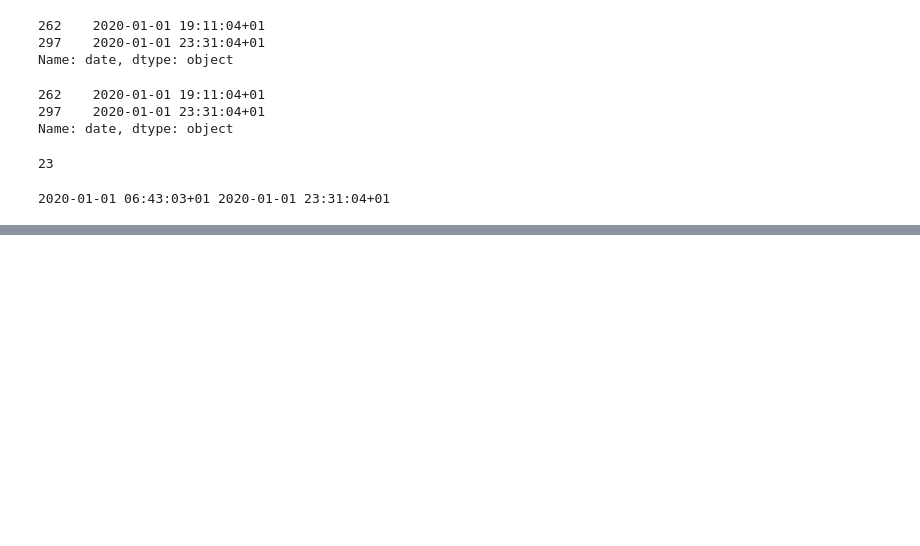
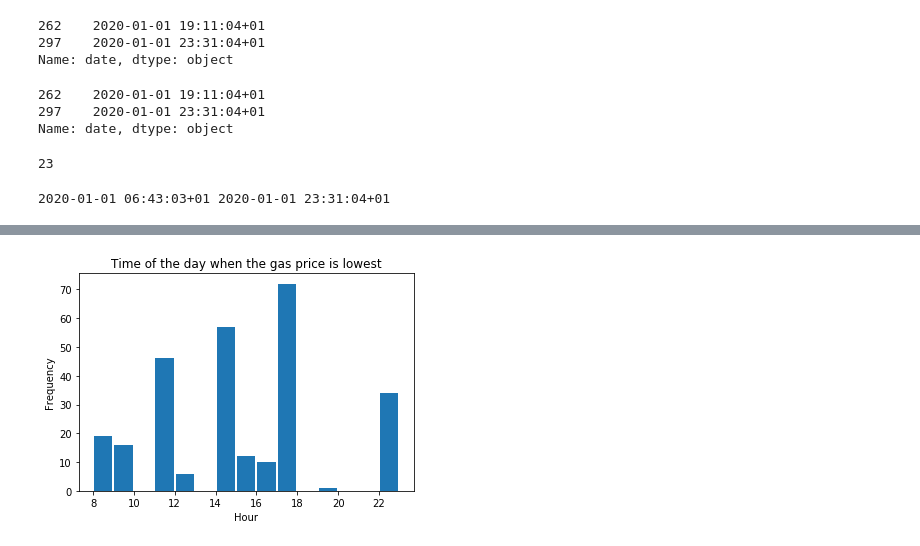
Before and after one commit to grevtsovkirill/GasAnalysis, a Jupyter notebook: GasAnalysis.ipynb, the cells around one changed output, grey strips where cells are left out. Drawn from its saved outputs; the diff is of its cells as text; code cells hidden in the pictures; blank space fills up the shorter version.

Commit message:
function to get hist with time when gas price is lowest

```diff
--- a/GasAnalysis.ipynb
+++ b/GasAnalysis.ipynb
@@ -375,10 +379,3 @@ datetime_object.time().hour
 print(day_1.date.min(),day_1.date.max())
 # %% [output]
 2020-01-01 06:43:03+01 2020-01-01 23:31:04+01
-# %%
-time_lowest_price = []
-for i in range(1,10):
-    df0 = merged_data.loc[(merged_data.date>'2020-01-0'+str(i))&(merged_data.date<'2020-01-0'+str(i+1))]
-    df = df0.loc[df0.e5change==1]
-    print(df0.date.min(),df0.date.max(),", df0 = ",len(df0),"; change ",len(df))
-    time_lowest_price.append(df.date.loc[df.e5<=df.e5.min()])
@@ -414,0 +382,37 @@ time_lowest_price
+# %%
+def get_lowprice_time(df):
+    time_lowest_price = []
+
+    for i in range(1,31):
+        dval = ""
+        if i<10:
+            dval = "0"+str(i+1)
+        elif i>9:
+            dval = str(i+1)
+        df0 = df.loc[(df.date>'2020-01-0'+str(i))&(df.date<'2020-01-'+dval)]
+
+        #df = df0.loc[df0.e5change==1]
+        tmp=""
+        for j in df0.date.loc[df0.e5<=df0.e5.min()]:
+            if not tmp:
+                time_lowest_price.append(extract_hour(j))
+            elif tmp:
+                if extract_hour(tmp)!=extract_hour(j):
+                    time_lowest_price.append(extract_hour(j))
+                    #print(j,", ",df0.e5)
+            #elif extract_hour(tmp)==extract_hour(j):
+                #print("repeat : ",j)
+            tmp=j
+    #print(", df0 = ",len(df0),"; change ",len(df))
+    #time_lowest_price.append(df.date.loc[df.e5<=df.e5.min()])
+    t_array = np.asarray(time_lowest_price)
+    nbins=t_array.max()-t_array.min()
+    plt.hist(t_array, bins=nbins,rwidth=0.9)
+    plt.title('Time of the day when the gas price is lowest')
+    plt.xlabel('Hour')
+    plt.ylabel('Frequency')
+    return t_array
+# %%
+t_array1=get_lowprice_time(merged_data.loc[merged_data.e5change==1])
+# %% [output]
+[figure, added]
```
Also changed, not shown: parts of 4 cells of this notebook.
